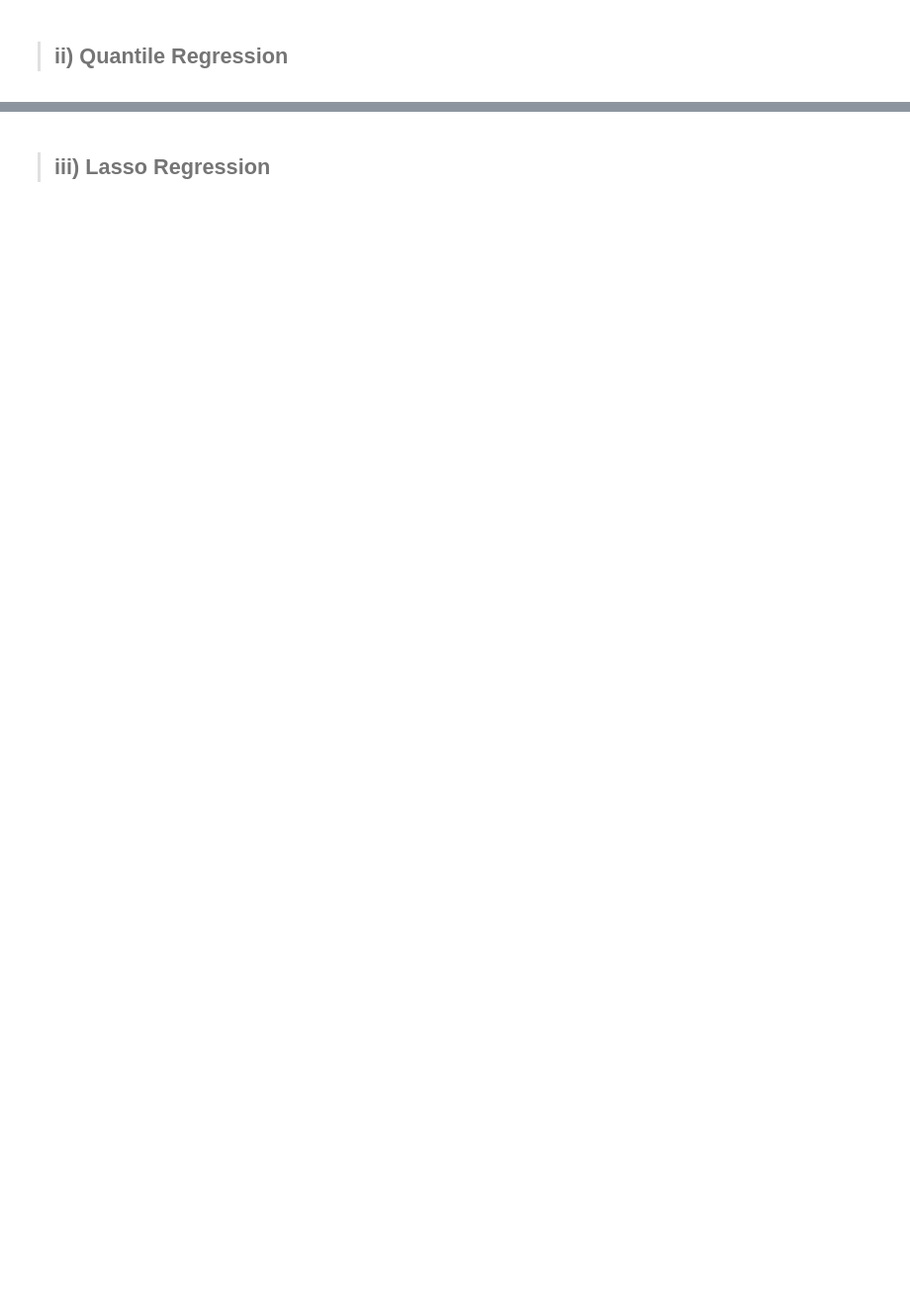
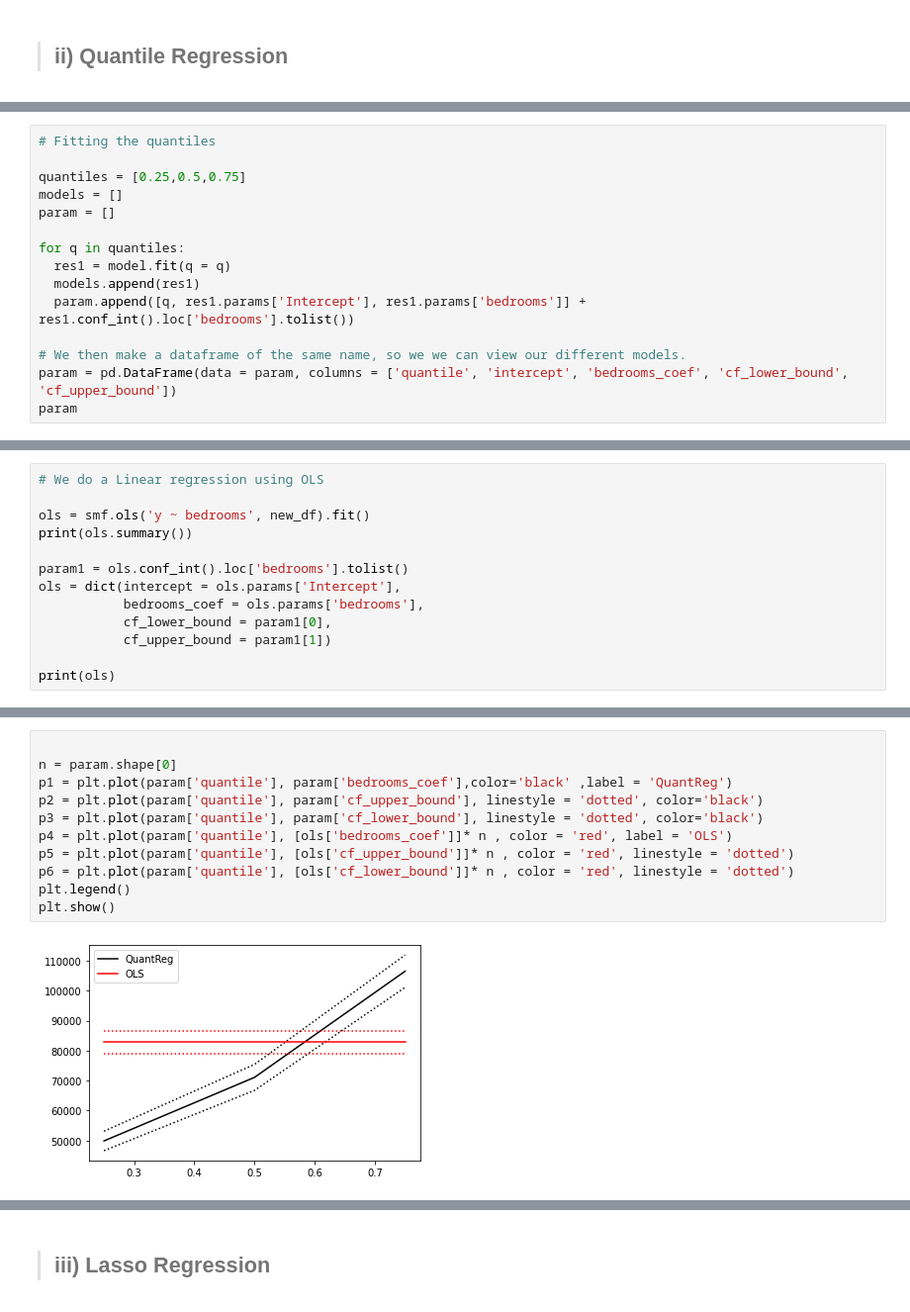
Before and after one commit to Collokd/Core_Week_7_Independent_Project, a Jupyter notebook: Week_7_Independent_Project_Collins_Kemboi.ipynb, the cells around one changed output, grey strips where cells are left out. Shown at 99% size. Saved outputs shown, nothing was run; the diff lists cells and outputs as text; blank space fills up the shorter version.

```diff
--- a/Week_7_Independent_Project_Collins_Kemboi.ipynb
+++ b/Week_7_Independent_Project_Collins_Kemboi.ipynb
@@ -577,0 +826,15 @@ From our analysis we can comfortably conclude that we can use a linear combinati
+# %%
+# Fitting the quantiles
+
+quantiles = [0.25,0.5,0.75]
+models = []
+param = []
+
+for q in quantiles:
+  res1 = model.fit(q = q)
+  models.append(res1)
+  param.append([q, res1.params['Intercept'], res1.params['bedrooms']] + res1.conf_int().loc['bedrooms'].tolist())
+
+# We then make a dataframe of the same name, so we we can view our different models.
+param = pd.DataFrame(data = param, columns = ['quantile', 'intercept', 'bedrooms_coef', 'cf_lower_bound', 'cf_upper_bound'])
+param
@@ -577,0 +846,13 @@ From our analysis we can comfortably conclude that we can use a linear combinati
+# %%
+# We do a Linear regression using OLS
+
+ols = smf.ols('y ~ bedrooms', new_df).fit()
+print(ols.summary())
+
+param1 = ols.conf_int().loc['bedrooms'].tolist()
+ols = dict(intercept = ols.params['Intercept'],
+           bedrooms_coef = ols.params['bedrooms'],
+           cf_lower_bound = param1[0],
+           cf_upper_bound = param1[1])
+
+print(ols)
@@ -577,0 +888,13 @@ From our analysis we can comfortably conclude that we can use a linear combinati
+# %%
+
+n = param.shape[0]
+p1 = plt.plot(param['quantile'], param['bedrooms_coef'],color='black' ,label = 'QuantReg')
+p2 = plt.plot(param['quantile'], param['cf_upper_bound'], linestyle = 'dotted', color='black')
+p3 = plt.plot(param['quantile'], param['cf_lower_bound'], linestyle = 'dotted', color='black')
+p4 = plt.plot(param['quantile'], [ols['bedrooms_coef']]* n , color = 'red', label = 'OLS')
+p5 = plt.plot(param['quantile'], [ols['cf_upper_bound']]* n , color = 'red', linestyle = 'dotted')
+p6 = plt.plot(param['quantile'], [ols['cf_lower_bound']]* n , color = 'red', linestyle = 'dotted')
+plt.legend()
+plt.show()
+# %% [output]
+[figure, added]
```
Also changed, not shown: parts of 55 cells of this notebook.
